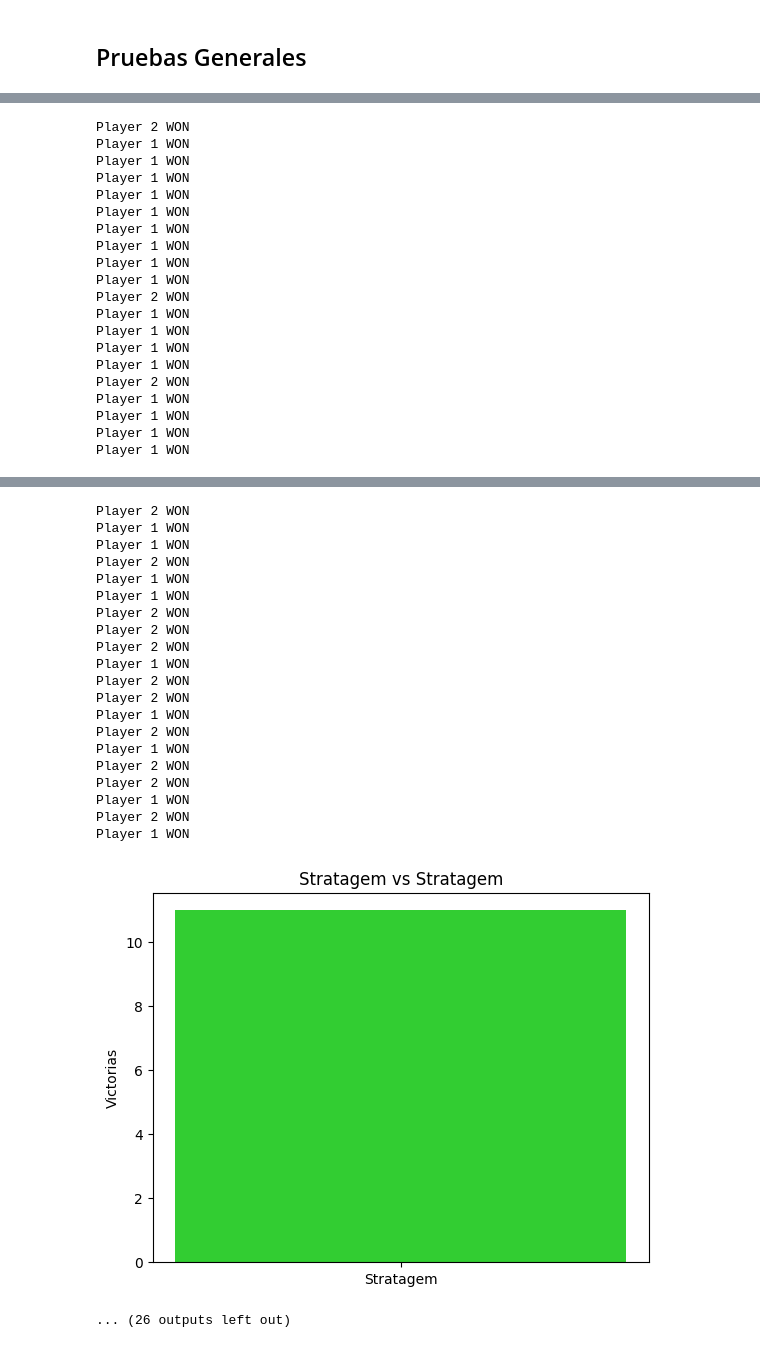
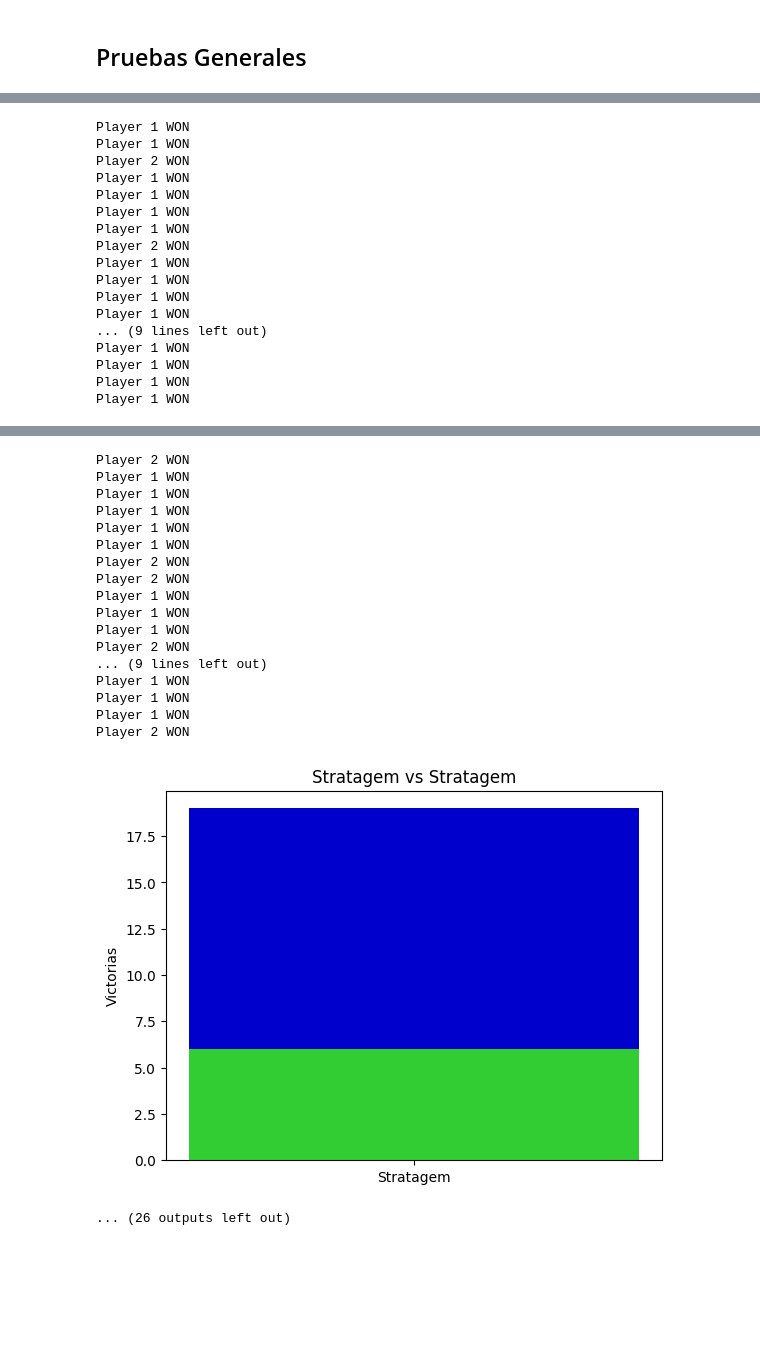
Before and after one commit to Martinabz/Obligatorio-IA-Abzaradel-Olaso-282958-281981-, a Jupyter notebook: Obligatorio Marzo 2026/Isolation/isolation.ipynb, the cells around one changed output, grey strips where cells are left out. Cells and saved outputs as stored; diff of their text form; code cells hidden in the pictures; blank space fills up the shorter version.

```diff
--- a/Obligatorio Marzo 2026/Isolation/isolation.ipynb
+++ b/Obligatorio Marzo 2026/Isolation/isolation.ipynb
@@ -301,7 +301,7 @@ Player 2 WON
 import matplotlib.pyplot as plt
 
 agents = ["RandomAgent", "Stratagem", "MinimaxAgent", "ExpectimaxAgent"]
-partidos = 20
+partidos = 25
 partidos_totales_agente = partidos * 8
 stats = {}
 
@@ -436,11 +424,3 @@ Player 1 WON
-Player 2 WON
-Player 1 WON
-Player 1 WON
-Player 1 WON
-Player 1 WON
-Player 1 WON
-Player 1 WON
-Player 1 WON
 Player 1 WON
 Player 1 WON
 Player 2 WON
@@ -453,3 +433,8 @@ Player 1 WON
 Player 1 WON
 Player 1 WON
 Player 1 WON
+... (9 lines left out)
+Player 1 WON
+Player 1 WON
+Player 1 WON
+Player 1 WON
@@ -457,22 +442,19 @@ Player 1 WON
 Player 2 WON
 Player 1 WON
 Player 1 WON
-Player 2 WON
+Player 1 WON
 Player 1 WON
 Player 1 WON
 Player 2 WON
 Player 2 WON
-Player 2 WON
+Player 1 WON
+Player 1 WON
 Player 1 WON
 Player 2 WON
-Player 2 WON
+... (9 lines left out)
+Player 1 WON
+Player 1 WON
 Player 1 WON
 Player 2 WON
-Player 1 WON
-Player 2 WON
-Player 2 WON
-Player 1 WON
-Player 2 WON
-Player 1 WON
-[figure, old version]
+[figure, new version]
 ... (26 outputs left out)
```
Also changed, not shown: parts of 1 cell of this notebook.
